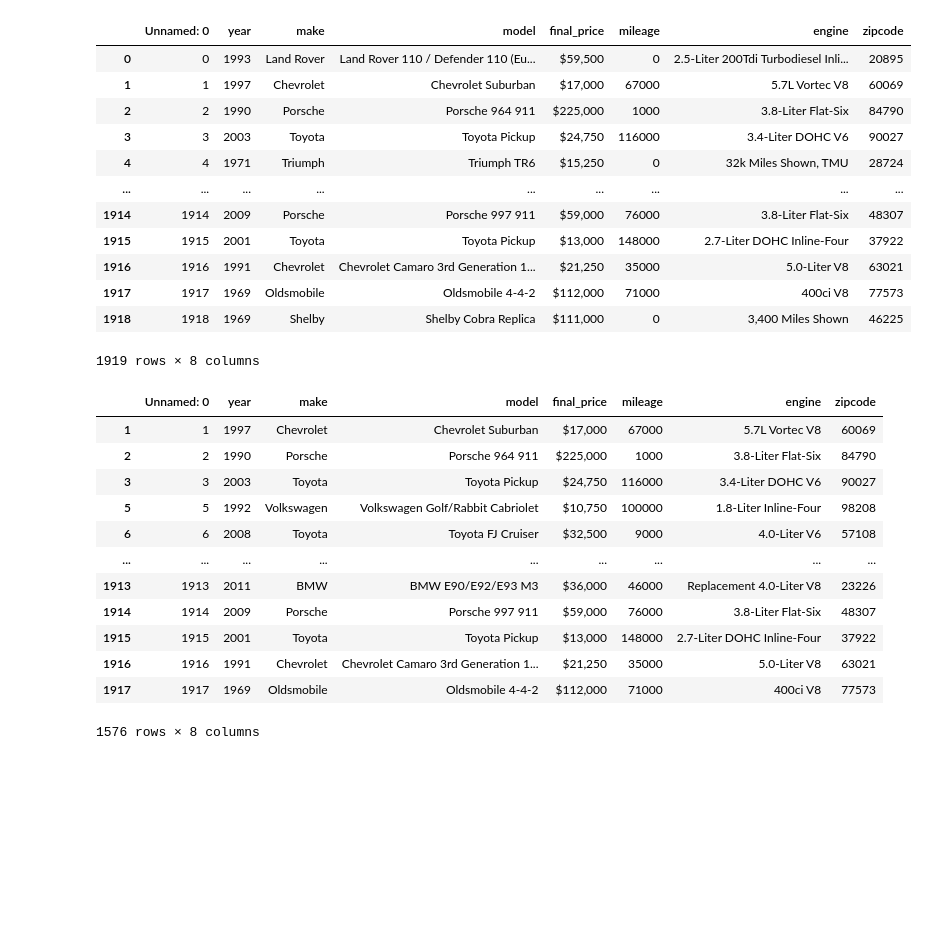
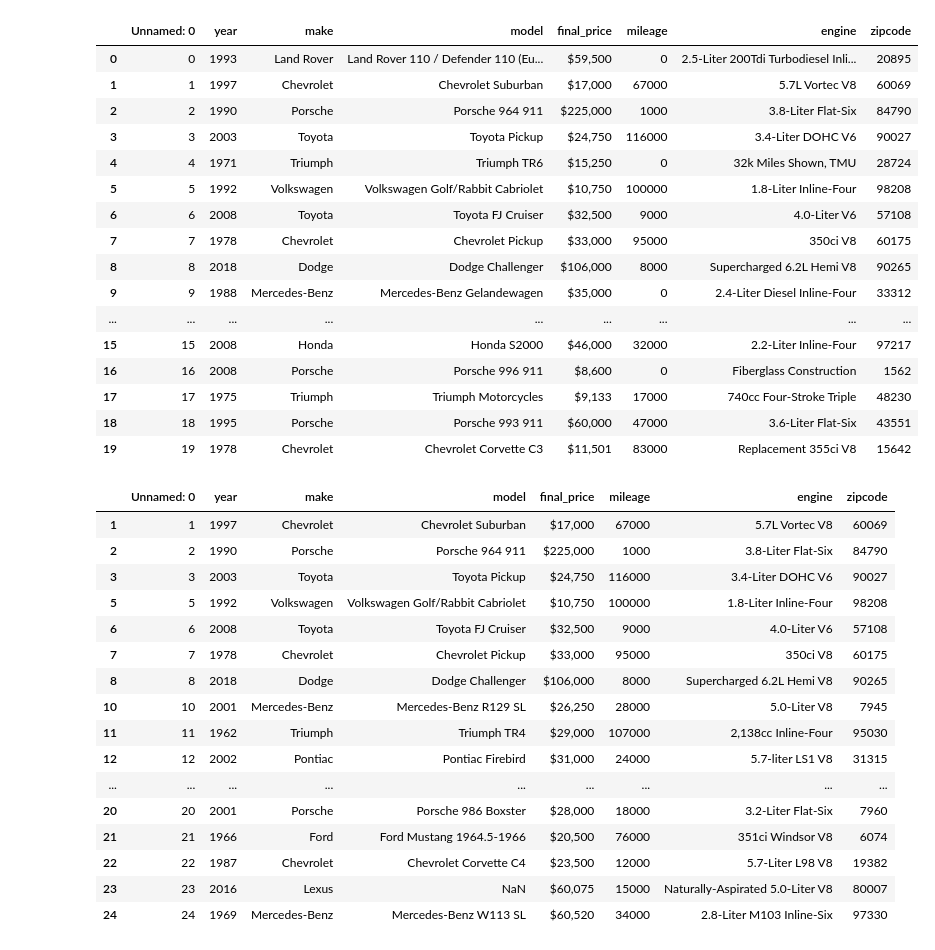
Before and after one commit to Mcusac/Project-4, a Jupyter notebook: Cleaning.ipynb, the cells around one changed output. Drawn from its saved outputs; the diff is of its cells as text; code cells hidden in the pictures; blank space fills up the shorter version.

Commit message:
Updated Dataset

```diff
--- a/Cleaning.ipynb
+++ b/Cleaning.ipynb
@@ -1,25 +1,29 @@
 # %%
 import pandas as pd
 # %%
-df = pd.read_csv('dataset.csv')
-df
+df = pd.read_csv('dataset1.csv')
+df.head(20)
 # %% [output]
 |  | Unnamed: 0 | year | make | model | final_price | mileage | engine | zipcode |
 | 0 | 0 | 1993 | Land Rover | Land Rover 110 / Defender 110 (Eu... | $59,500 | 0 | 2.5-Liter 200Tdi Turbodiesel Inli... | 20895 |
 | 1 | 1 | 1997 | Chevrolet | Chevrolet Suburban | $17,000 | 67000 | 5.7L Vortec V8 | 60069 |
 | 2 | 2 | 1990 | Porsche | Porsche 964 911 | $225,000 | 1000 | 3.8-Liter Flat-Six | 84790 |
 | 3 | 3 | 2003 | Toyota | Toyota Pickup | $24,750 | 116000 | 3.4-Liter DOHC V6 | 90027 |
 | 4 | 4 | 1971 | Triumph | Triumph TR6 | $15,250 | 0 | 32k Miles Shown, TMU | 28724 |
+| 5 | 5 | 1992 | Volkswagen | Volkswagen Golf/Rabbit Cabriolet | $10,750 | 100000 | 1.8-Liter Inline-Four | 98208 |
+| 6 | 6 | 2008 | Toyota | Toyota FJ Cruiser | $32,500 | 9000 | 4.0-Liter V6 | 57108 |
+| 7 | 7 | 1978 | Chevrolet | Chevrolet Pickup | $33,000 | 95000 | 350ci V8 | 60175 |
+| 8 | 8 | 2018 | Dodge | Dodge Challenger | $106,000 | 8000 | Supercharged 6.2L Hemi V8 | 90265 |
+| 9 | 9 | 1988 | Mercedes-Benz | Mercedes-Benz Gelandewagen | $35,000 | 0 | 2.4-Liter Diesel Inline-Four | 33312 |
 | ... | ... | ... | ... | ... | ... | ... | ... | ... |
-| 1914 | 1914 | 2009 | Porsche | Porsche 997 911 | $59,000 | 76000 | 3.8-Liter Flat-Six | 48307 |
-| 1915 | 1915 | 2001 | Toyota | Toyota Pickup | $13,000 | 148000 | 2.7-Liter DOHC Inline-Four | 37922 |
-| 1916 | 1916 | 1991 | Chevrolet | Chevrolet Camaro 3rd Generation 1... | $21,250 | 35000 | 5.0-Liter V8 | 63021 |
-| 1917 | 1917 | 1969 | Oldsmobile | Oldsmobile 4-4-2 | $112,000 | 71000 | 400ci V8 | 77573 |
-| 1918 | 1918 | 1969 | Shelby | Shelby Cobra Replica | $111,000 | 0 | 3,400 Miles Shown | 46225 |
+| 15 | 15 | 2008 | Honda | Honda S2000 | $46,000 | 32000 | 2.2-Liter Inline-Four | 97217 |
+| 16 | 16 | 2008 | Porsche | Porsche 996 911 | $8,600 | 0 | Fiberglass Construction | 1562 |
+| 17 | 17 | 1975 | Triumph | Triumph Motorcycles | $9,133 | 17000 | 740cc Four-Stroke Triple | 48230 |
+| 18 | 18 | 1995 | Porsche | Porsche 993 911 | $60,000 | 47000 | 3.6-Liter Flat-Six | 43551 |
+| 19 | 19 | 1978 | Chevrolet | Chevrolet Corvette C3 | $11,501 | 83000 | Replacement 355ci V8 | 15642 |
-1919 rows × 8 columns
 # %%
 df = df.query('mileage != 0')
-df
+df.head(20)
 # %% [output]
 |  | Unnamed: 0 | year | make | model | final_price | mileage | engine | zipcode |
 | 1 | 1 | 1997 | Chevrolet | Chevrolet Suburban | $17,000 | 67000 | 5.7L Vortec V8 | 60069 |
@@ -27,10 +31,14 @@ df
 | 3 | 3 | 2003 | Toyota | Toyota Pickup | $24,750 | 116000 | 3.4-Liter DOHC V6 | 90027 |
 | 5 | 5 | 1992 | Volkswagen | Volkswagen Golf/Rabbit Cabriolet | $10,750 | 100000 | 1.8-Liter Inline-Four | 98208 |
 | 6 | 6 | 2008 | Toyota | Toyota FJ Cruiser | $32,500 | 9000 | 4.0-Liter V6 | 57108 |
+| 7 | 7 | 1978 | Chevrolet | Chevrolet Pickup | $33,000 | 95000 | 350ci V8 | 60175 |
+| 8 | 8 | 2018 | Dodge | Dodge Challenger | $106,000 | 8000 | Supercharged 6.2L Hemi V8 | 90265 |
+| 10 | 10 | 2001 | Mercedes-Benz | Mercedes-Benz R129 SL | $26,250 | 28000 | 5.0-Liter V8 | 7945 |
+| 11 | 11 | 1962 | Triumph | Triumph TR4 | $29,000 | 107000 | 2,138cc Inline-Four | 95030 |
+| 12 | 12 | 2002 | Pontiac | Pontiac Firebird | $31,000 | 24000 | 5.7-liter LS1 V8 | 31315 |
 | ... | ... | ... | ... | ... | ... | ... | ... | ... |
-| 1913 | 1913 | 2011 | BMW | BMW E90/E92/E93 M3 | $36,000 | 46000 | Replacement 4.0-Liter V8 | 23226 |
-| 1914 | 1914 | 2009 | Porsche | Porsche 997 911 | $59,000 | 76000 | 3.8-Liter Flat-Six | 48307 |
-| 1915 | 1915 | 2001 | Toyota | Toyota Pickup | $13,000 | 148000 | 2.7-Liter DOHC Inline-Four | 37922 |
-| 1916 | 1916 | 1991 | Chevrolet | Chevrolet Camaro 3rd Generation 1... | $21,250 | 35000 | 5.0-Liter V8 | 63021 |
-| 1917 | 1917 | 1969 | Oldsmobile | Oldsmobile 4-4-2 | $112,000 | 71000 | 400ci V8 | 77573 |
+| 20 | 20 | 2001 | Porsche | Porsche 986 Boxster | $28,000 | 18000 | 3.2-Liter Flat-Six | 7960 |
+| 21 | 21 | 1966 | Ford | Ford Mustang 1964.5-1966 | $20,500 | 76000 | 351ci Windsor V8 | 6074 |
+| 22 | 22 | 1987 | Chevrolet | Chevrolet Corvette C4 | $23,500 | 12000 | 5.7-Liter L98 V8 | 19382 |
+| 23 | 23 | 2016 | Lexus | NaN | $60,075 | 15000 | Naturally-Aspirated 5.0-Liter V8 | 80007 |
+| 24 | 24 | 1969 | Mercedes-Benz | Mercedes-Benz W113 SL | $60,520 | 34000 | 2.8-Liter M103 Inline-Six | 97330 |
-1576 rows × 8 columns
```
Also changed, not shown: parts of 3 cells of this notebook, 2 other files.
